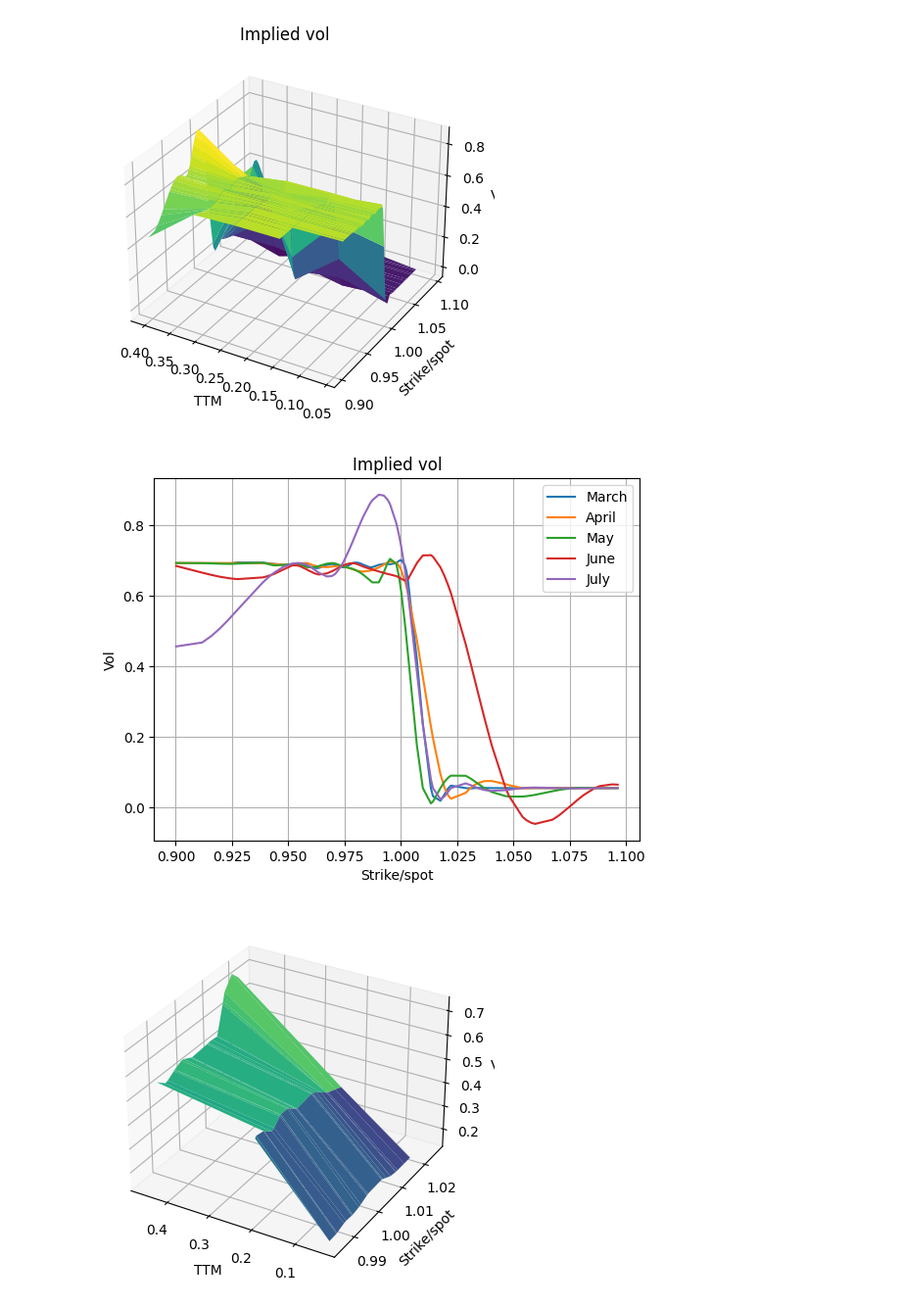
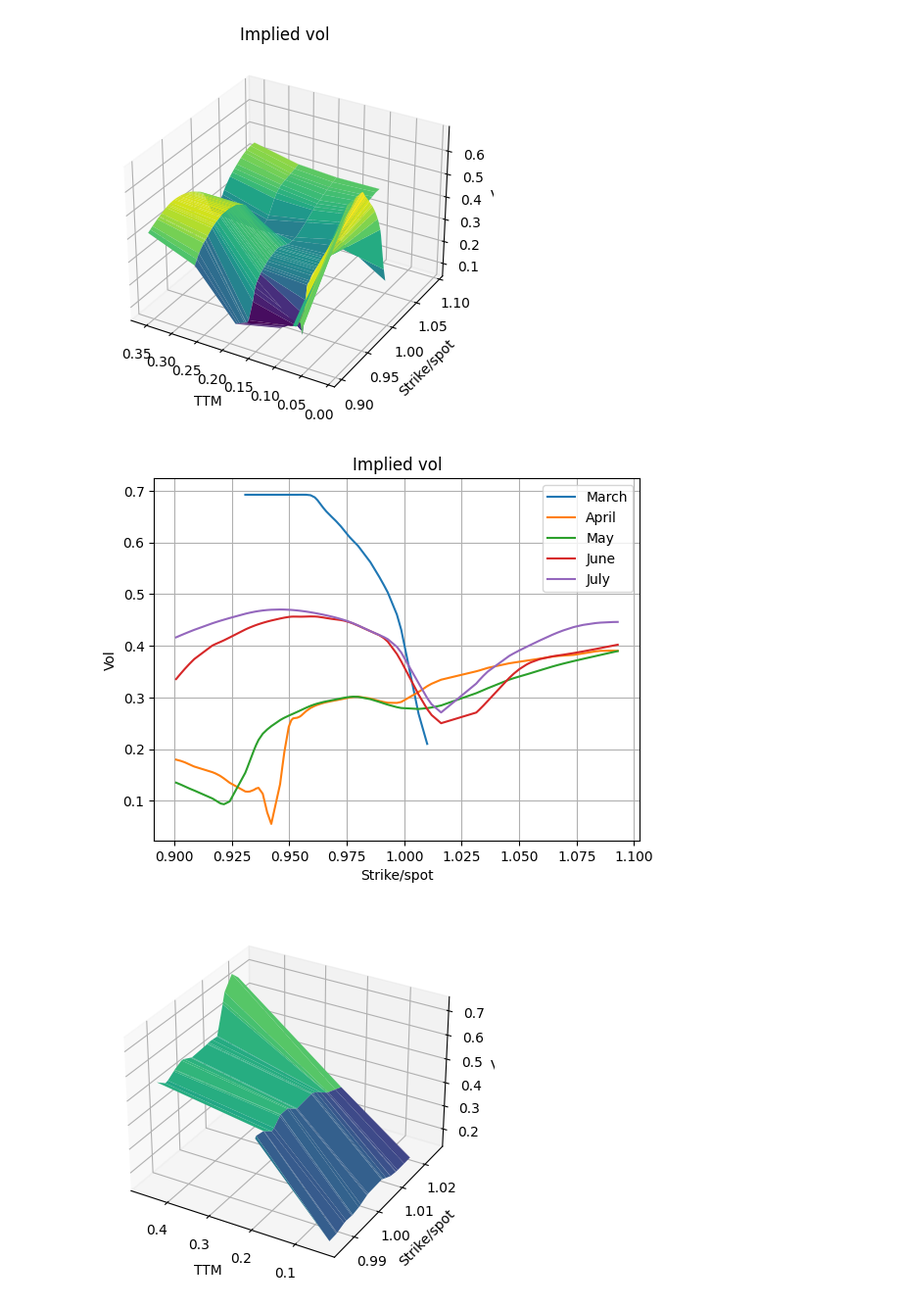
Before and after one commit to yaskev/mipt-thesis, a Jupyter notebook: double_net_pricer/surface/vol_surface.ipynb, the cells around one changed output. Shown: that part at 98% size. Drawn from its saved outputs; the diff is of its cells as text; code cells hidden in the pictures.

Commit message:
Add several vol surfaces + data from 22 March

```diff
--- a/double_net_pricer/surface/vol_surface.ipynb
+++ b/double_net_pricer/surface/vol_surface.ipynb
@@ -5,19 +5,30 @@ import numpy as np
 import pandas as pd
 from scipy.interpolate import griddata
 
-prefix = 'convex_'
+# Best net to generate surfaces:
+# left-2024-03-07 17:04:46.667532
+# right-2024-03-07 16:34:26.889750
 
-march_df = pd.read_csv(f'surface/{prefix}28_03_24_v2.csv')
-april_df = pd.read_csv(f'surface/{prefix}30_04_24_v2.csv')
-may_df = pd.read_csv(f'surface/{prefix}31_05_24_v2.csv')
-june_df = pd.read_csv(f'surface/{prefix}28_06_24_v2.csv')
-july_df = pd.read_csv(f'surface/{prefix}31_07_24_v2.csv')
+# prefix = 'convex_'
+prefix = ''
 
-# march_df = pd.read_csv(f'surface/{prefix}28_03_24.csv')
-# april_df = pd.read_csv(f'surface/{prefix}30_04_24.csv')
-# may_df = pd.read_csv(f'surface/{prefix}31_05_24.csv')
-# june_df = pd.read_csv(f'surface/{prefix}28_06_24.csv')
-# july_df = pd.read_csv(f'surface/{prefix}31_07_24.csv')
+# march_df = pd.read_csv(f'{prefix}28_03_24.csv')
+# april_df = pd.read_csv(f'{prefix}30_04_24.csv')
+# may_df = pd.read_csv(f'{prefix}31_05_24.csv')
+# june_df = pd.read_csv(f'{prefix}28_06_24.csv')
+# july_df = pd.read_csv(f'{prefix}31_07_24.csv')
+
+# march_df = pd.read_csv(f'{prefix}28_03_24_v2.csv')
+# april_df = pd.read_csv(f'{prefix}30_04_24_v2.csv')
+# may_df = pd.read_csv(f'{prefix}31_05_24_v2.csv')
+# june_df = pd.read_csv(f'{prefix}28_06_24_v2.csv')
+# july_df = pd.read_csv(f'{prefix}31_07_24_v2.csv')
+
+march_df = pd.read_csv(f'{prefix}28_03_24_v3.csv')
+april_df = pd.read_csv(f'{prefix}30_04_24_v3.csv')
+may_df = pd.read_csv(f'{prefix}31_05_24_v3.csv')
+june_df = pd.read_csv(f'{prefix}28_06_24_v3.csv')
+july_df = pd.read_csv(f'{prefix}31_07_24_v3.csv')
 
 
 ttms = np.array([march_df.loc[0, 'ttm'], april_df.loc[0, 'ttm'], may_df.loc[0, 'ttm'], june_df.loc[0, 'ttm'], july_df.loc[0, 'ttm']])
@@ -36,35 +47,36 @@ strikes = {
     'July': july_df,
 }
 
 unique_strikes = set(pd.concat([march_df['strike_spot_ratio'], april_df['strike_spot_ratio'], may_df['strike_spot_ratio'], june_df['strike_spot_ratio'], july_df['strike_spot_ratio']]))
 
 unique_strikes = np.array(sorted(list(unique_strikes)))
 unique_strikes = unique_strikes[unique_strikes < 1.1]
 unique_strikes = unique_strikes[unique_strikes > 0.9]
 
 grids = []
 for month, df in strikes.items():
     new_grid = griddata((df['strike_spot_ratio'].to_numpy(),), df['predicted_vol'].to_numpy(), (unique_strikes,), method='cubic')
     grids.append(new_grid)
 
 X_grid, Y_grid = np.meshgrid(ttms, unique_strikes)
 vols = np.vstack(grids).T
 
 fig = plt.figure()
 ax = fig.add_subplot(111, projection='3d')
 ax.invert_xaxis()
 
 ax.plot_surface(X_grid, Y_grid, vols, cmap='viridis')
 
 ax.set_xlabel('TTM')
 ax.set_ylabel('Strike/spot')
 ax.set_zlabel('Vol')
 
 ax.set_title('Implied vol')
 
-plt.show()
+# plt.show()
+plt.savefig('vol_surface_22_03_24.svg')
 # %% [output]
-[figure, old version]
+[figure, new version]
 # %%
 for i, grid in enumerate(grids):
     plt.plot(unique_strikes, grid, label=list(strikes.keys())[i])
@@ -75,9 +87,9 @@ plt.ylabel('Vol')
 plt.title('Implied vol')
 plt.legend()
 
-plt.savefig('1.jpg')
+plt.savefig('vol_surface_22_03_24_2D.svg')
 # %% [output]
-[figure, old version]
+[figure, new version]
 # %%
 # WTI OIL
 # %%
```
Also changed, not shown: 39 other files.
